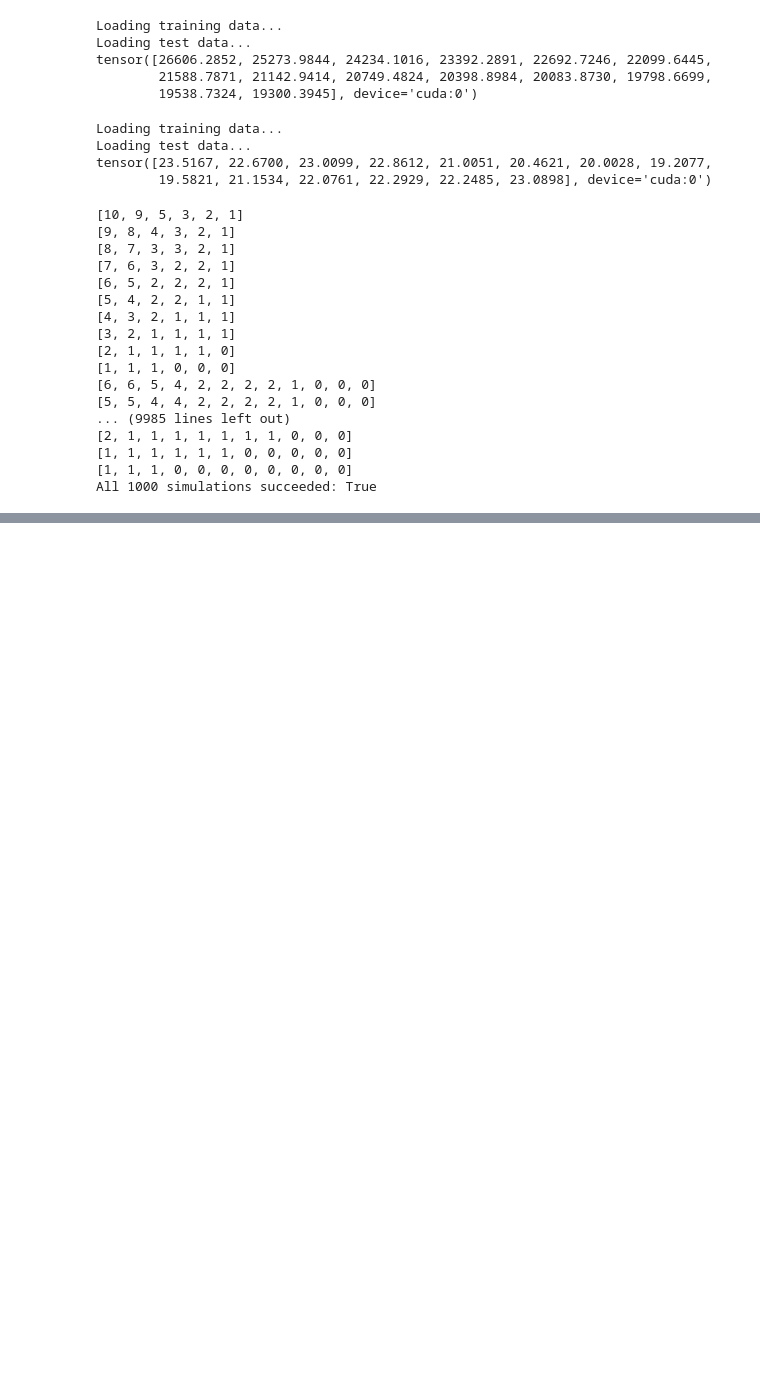
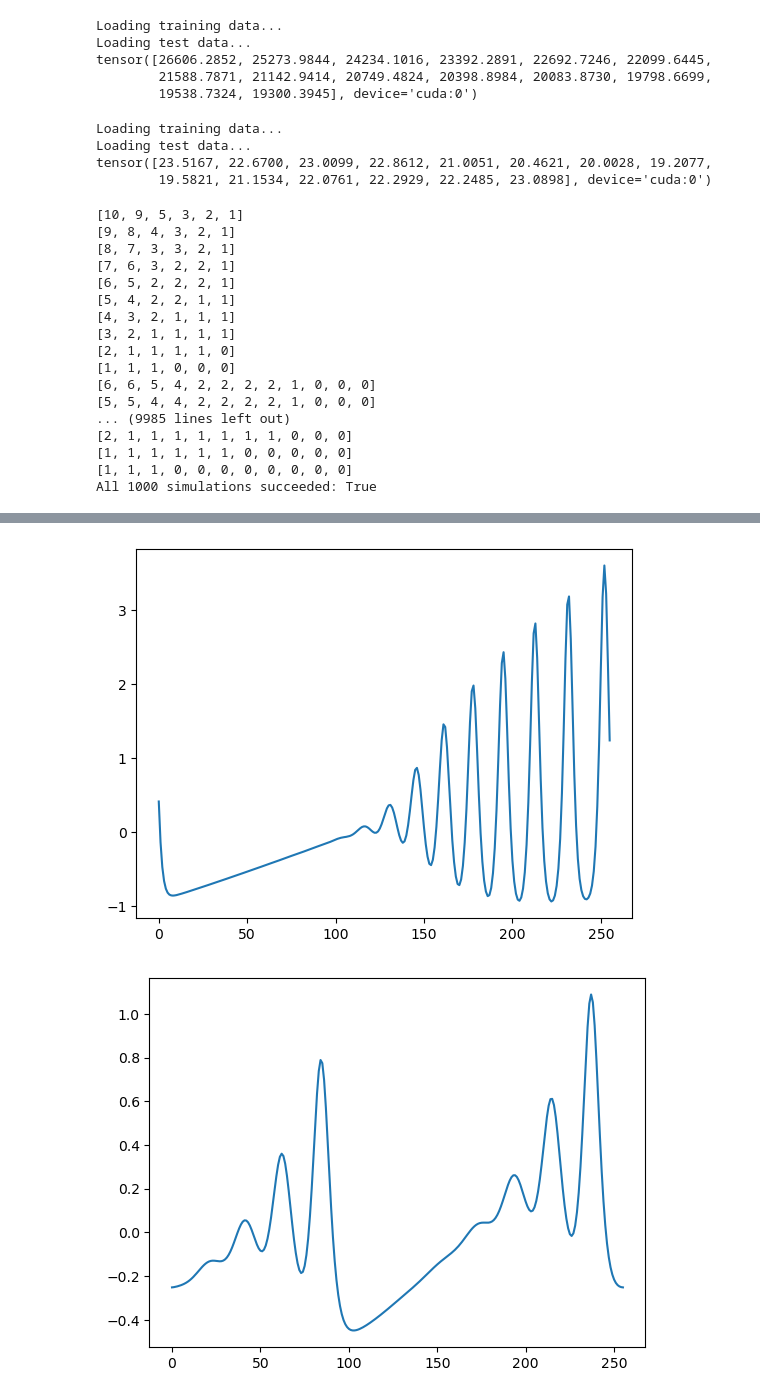
Before and after one commit to yegonkim/stap, a Jupyter notebook: magnitude_trajectory.ipynb, the cells around one changed output, grey strips where cells are left out. Drawn from its saved outputs; the diff is of its cells as text; code cells hidden in the pictures; blank space fills up the shorter version.

```diff
--- a/magnitude_trajectory.ipynb
+++ b/magnitude_trajectory.ipynb
@@ -257,0 +260,13 @@ All 1000 simulations succeeded: True
+# %%
+import h5py
+import torch
+import numpy as np
+import matplotlib.pyplot as plt
+
+with h5py.File(f'data_large/KdV_train_100000_default.h5', 'r') as f:
+    # Traj_dataset.traj_train = torch.tensor(f['train']['pde_140-256'][:10000, :131], dtype=torch.float32, device=cfg.device)
+    first = torch.tensor(f['train']['pde_140-256'][:1000, :131], dtype=torch.float32)
+
+with h5py.File(f'data/KdV_train_10000_default.h5', 'r') as f:
+    # Traj_dataset.traj_train = torch.tensor(f['train']['pde_140-256'][:10000, :131], dtype=torch.float32, device=cfg.device)
+    second = torch.tensor(f['train']['pde_140-256'][:1000, :131], dtype=torch.float32)
@@ -257,0 +322,7 @@ All 1000 simulations succeeded: True
+# %%
+for idx in range(5):
+    plt.figure()
+    plt.plot(first[idx,0,:])
+# %% [output]
+[figure, added]
+[figure, added]
```
Also changed, not shown: parts of 7 cells of this notebook, 44 other files.
